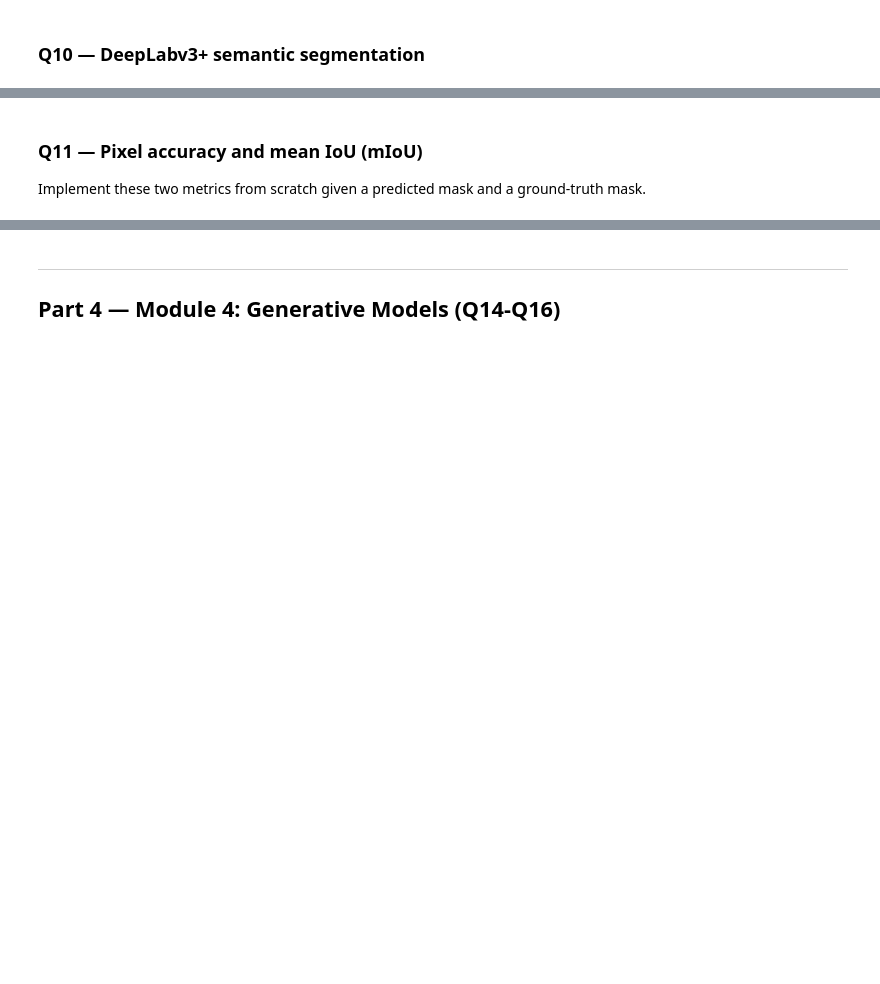
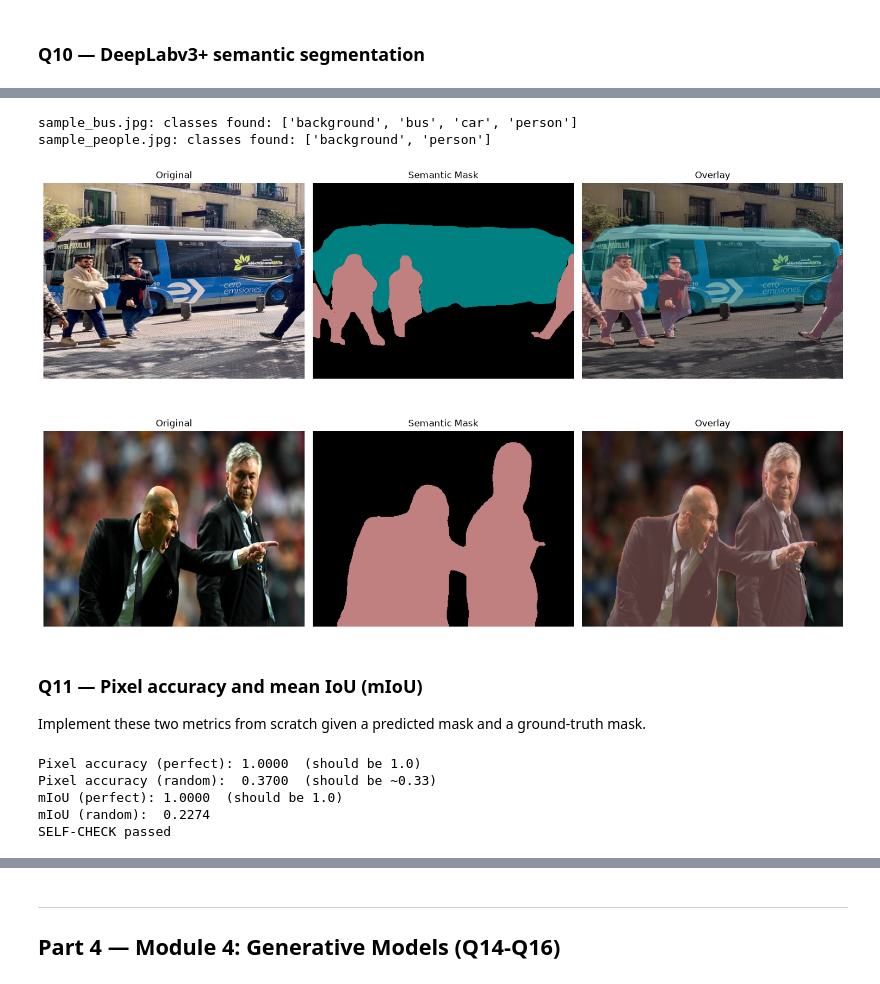
Before and after one commit to Sulav-Koirala/AI-Fellowship-Assignments, a Jupyter notebook: Week 11/W11_CV_Assignment_Notebook.ipynb, the cells around one changed output, grey strips where cells are left out. Cells and saved outputs as stored; diff of their text form; code cells hidden in the pictures; blank space fills up the shorter version.

```diff
--- a/Week 11/W11_CV_Assignment_Notebook.ipynb
+++ b/Week 11/W11_CV_Assignment_Notebook.ipynb
@@ -451,7 +455,7 @@ print("SELF-CHECK passed")
 from torchvision.models.segmentation import deeplabv3_resnet50
 
 seg_model = deeplabv3_resnet50(weights='DEFAULT')
-seg_model = None   # TODO: eval mode + to device
+seg_model = seg_model.eval().to(device)
 
 VOC_CLASSES = [
     'background','aeroplane','bicycle','bird','boat','bottle','bus','car',
@@ -472,8 +476,7 @@ def segment(img_path):
     img_pil = Image.open(img_path).convert('RGB').resize((520, 390))
     x = transform_seg(img_pil).unsqueeze(0).to(device)
     with torch.no_grad():
-        # TODO: run seg_model(x) and get the 'out' key, then take argmax over channel dim
-        mask = None
+        mask = seg_model(x)['out'].argmax(dim=1).squeeze(0)
     return np.array(img_pil), mask.cpu().numpy().astype(np.uint8)
 
 if available:
@@ -490,3 +493,4 @@ if available:
         found = [VOC_CLASSES[i] for i in np.unique(mask) if i < len(VOC_CLASSES)]
         print(f"{fp.name}: classes found: {found}")
     plt.tight_layout(); plt.show()
+# %% [output]
@@ -493,3 +498,6 @@ if available:
+sample_bus.jpg: classes found: ['background', 'bus', 'car', 'person']
+sample_people.jpg: classes found: ['background', 'person']
+[figure, added]
 # %% [markdown]
 ### Q11 — Pixel accuracy and mean IoU (mIoU)
 
@@ -502,8 +510,8 @@ def pixel_accuracy(pred_mask, true_mask):
     true_mask: np.array of shape (H, W) with integer class labels
     Returns: float, fraction of pixels correctly classified
     '''
-    correct = None   # TODO: number of pixels where pred == true
-    total   = None   # TODO: total number of pixels
+    correct = np.sum(pred_mask == true_mask)
+    total   = pred_mask.size
     return correct / total
 
 def mean_iou(pred_mask, true_mask, num_classes=21):
@@ -512,11 +520,11 @@ def mean_iou(pred_mask, true_mask, num_classes=21):
     '''
     ious = []
     for cls in range(num_classes):
-        pred_cls = None   # TODO: binary mask where pred_mask == cls
-        true_cls = None   # TODO: binary mask where true_mask == cls
+        pred_cls = (pred_mask == cls)
+        true_cls = (true_mask == cls)
         if true_cls.sum() == 0: continue
-        intersection = None   # TODO: element-wise AND, then sum
-        union        = None   # TODO: element-wise OR, then sum
+        intersection = np.logical_and(pred_cls, true_cls).sum()
+        union        = np.logical_or(pred_cls, true_cls).sum()
         ious.append(intersection / (union + 1e-6))
     return np.mean(ious) if ious else 0.0
 
@@ -536,6 +544,12 @@ assert pixel_accuracy(perf_m, true_m) == 1.0
 # mean_iou's "+ 1e-6" denominator means a perfect match is 0.999999..., not exactly 1.0
 assert abs(mean_iou(perf_m, true_m, 3) - 1.0) < 1e-4, "mean_iou should be ~1.0 for a perfect mask"
 print("SELF-CHECK passed")
+# %% [output]
+Pixel accuracy (perfect): 1.0000  (should be 1.0)
+Pixel accuracy (random):  0.3700  (should be ~0.33)
+mIoU (perfect): 1.0000  (should be 1.0)
+mIoU (random):  0.2274
+SELF-CHECK passed
 # %% [markdown]
 ### Q12 — U-Net architecture diagram
 
```
Also changed, not shown: parts of 7 cells of this notebook.
